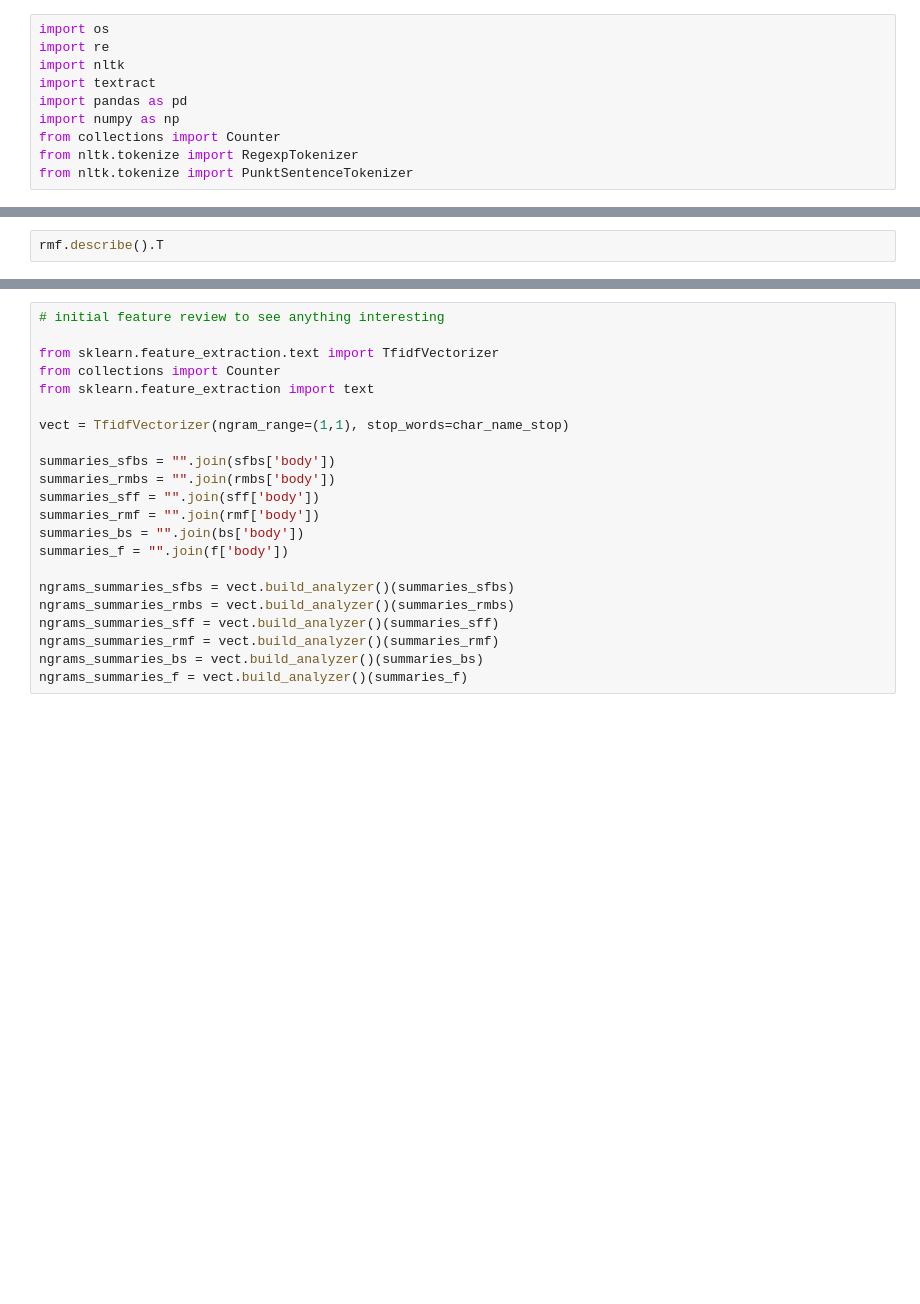
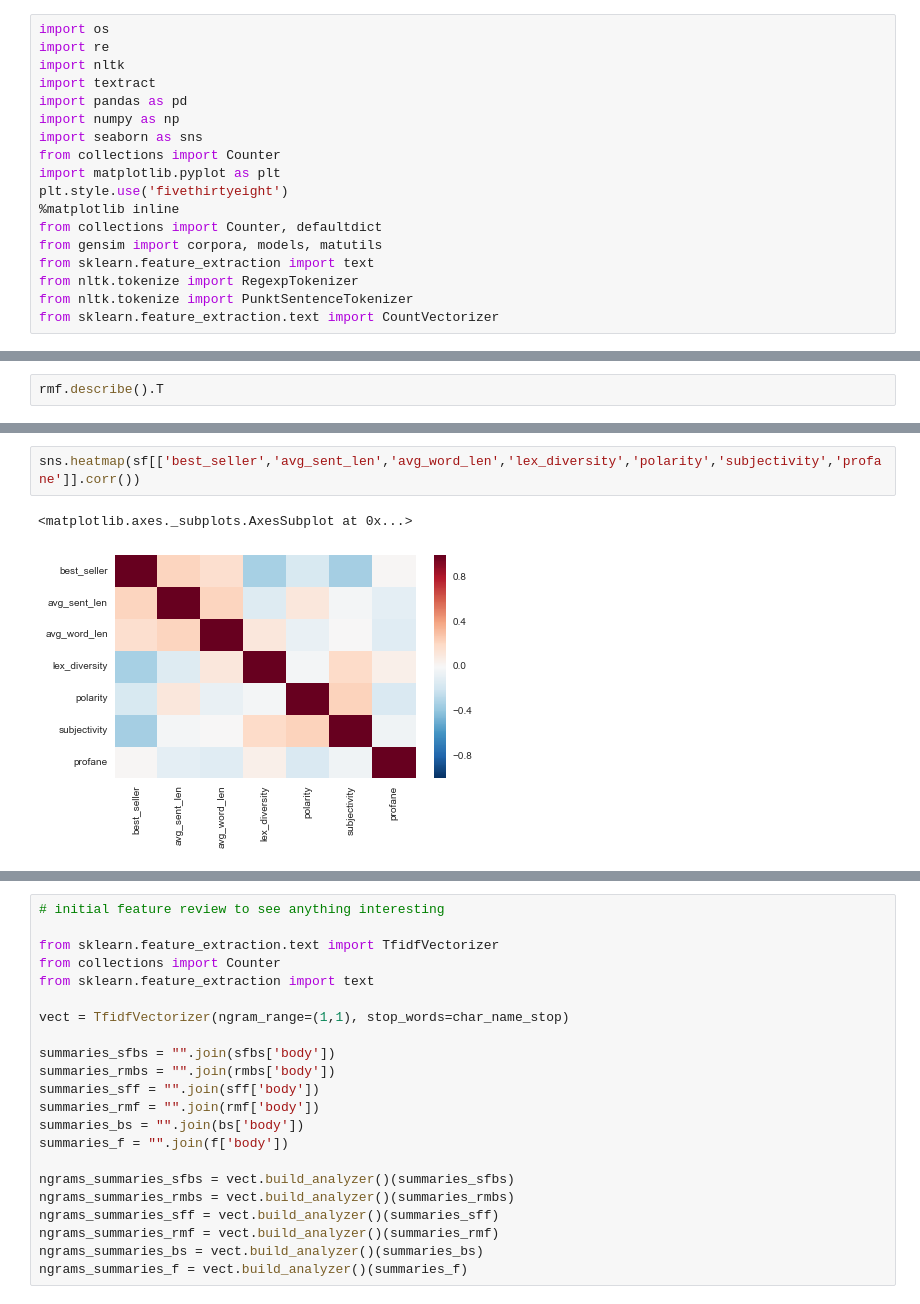
Before and after one commit to bishopkd/DSI-SF2-bishopkd, a Jupyter notebook: projects/capstone/reports/EDA.ipynb, the cells around one changed output, grey strips where cells are left out. Drawn from its saved outputs; the diff is of its cells as text; blank space fills up the shorter version.

```diff
--- a/projects/capstone/reports/EDA.ipynb
+++ b/projects/capstone/reports/EDA.ipynb
@@ -5,7 +9,15 @@ import nltk
 import textract
 import pandas as pd
 import numpy as np
+import seaborn as sns
 from collections import Counter
+import matplotlib.pyplot as plt
+plt.style.use('fivethirtyeight')
+%matplotlib inline
+from collections import Counter, defaultdict
+from gensim import corpora, models, matutils
+from sklearn.feature_extraction import text
 from nltk.tokenize import RegexpTokenizer
 from nltk.tokenize import PunktSentenceTokenizer
+from sklearn.feature_extraction.text import CountVectorizer
 # %%
@@ -212,0 +93,5 @@ rmf.describe().T
+# %%
+sns.heatmap(sf[['best_seller','avg_sent_len','avg_word_len','lex_diversity','polarity','subjectivity','profane']].corr())
+# %% [output]
+<matplotlib.axes._subplots.AxesSubplot at 0x...>
+[figure, added]
```
Also changed, not shown: parts of 57 cells of this notebook, 2 other files.
